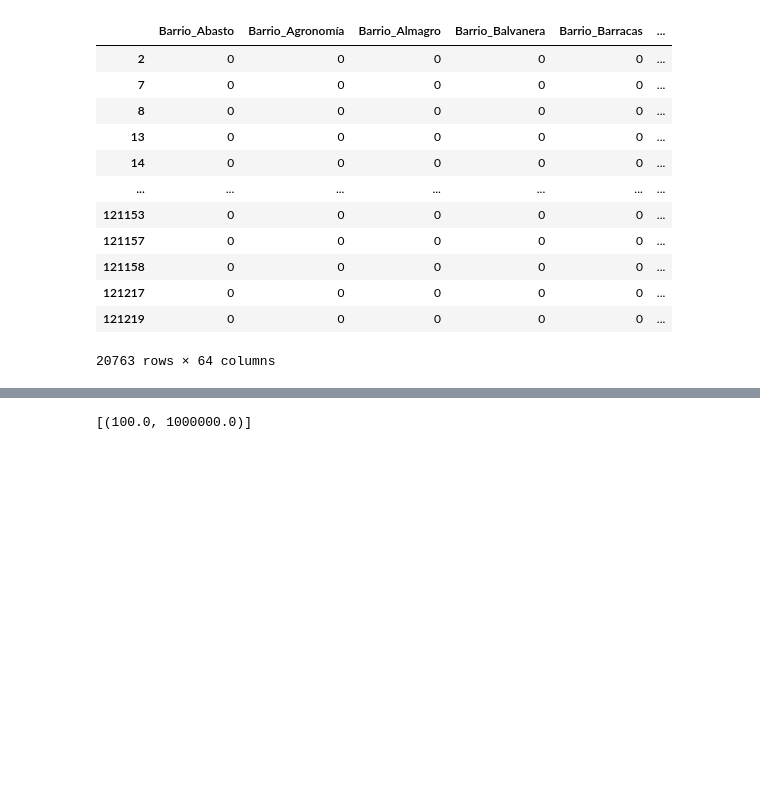
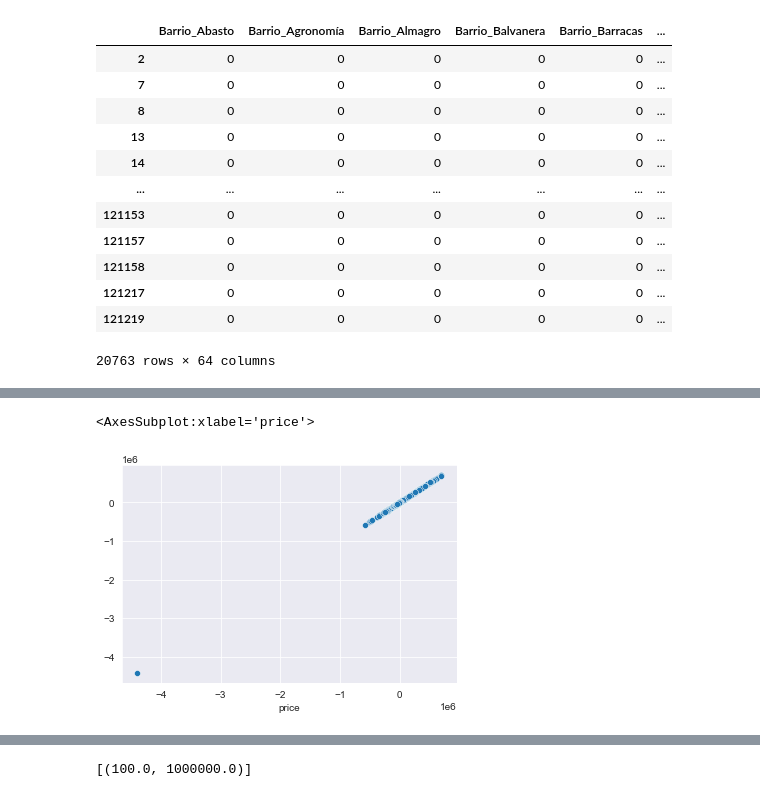
Before and after one commit to JuanMartin-Garcia/TP2_DataScience, a Jupyter notebook: TP2_Clean copy.ipynb, the cells around one changed output, grey strips where cells are left out. Saved outputs shown, nothing was run; the diff lists cells and outputs as text; code cells hidden in the pictures; blank space fills up the shorter version.

```diff
--- a/TP2_Clean copy.ipynb
+++ b/TP2_Clean copy.ipynb
@@ -400,0 +500,3 @@ strong multicollinearity problems or that the design matrix is singular.
+# %%
+sm_prediction = reg_model.predict(X_test_sm)
+sm_prediction
@@ -400,0 +516,15 @@ strong multicollinearity problems or that the design matrix is singular.
+# %%
+skl_lasso = linear_model.Lasso(alpha = best_alpha, fit_intercept=True, normalize=False)
+
+skl_lasso = skl_lasso.fit(X= X_train, y = y_train)
+
+skl_prediction = skl_lasso.predict(X_test)
+# %%
+skl_residuals = y_test - skl_prediction
+
+sm_residuals = y_test - sm_prediction
+
+sns.scatterplot(x = skl_residuals, y = sm_residuals)
+# %% [output]
+<AxesSubplot:xlabel='price'>
+[figure, added]
```
Also changed, not shown: parts of 24 cells of this notebook.
